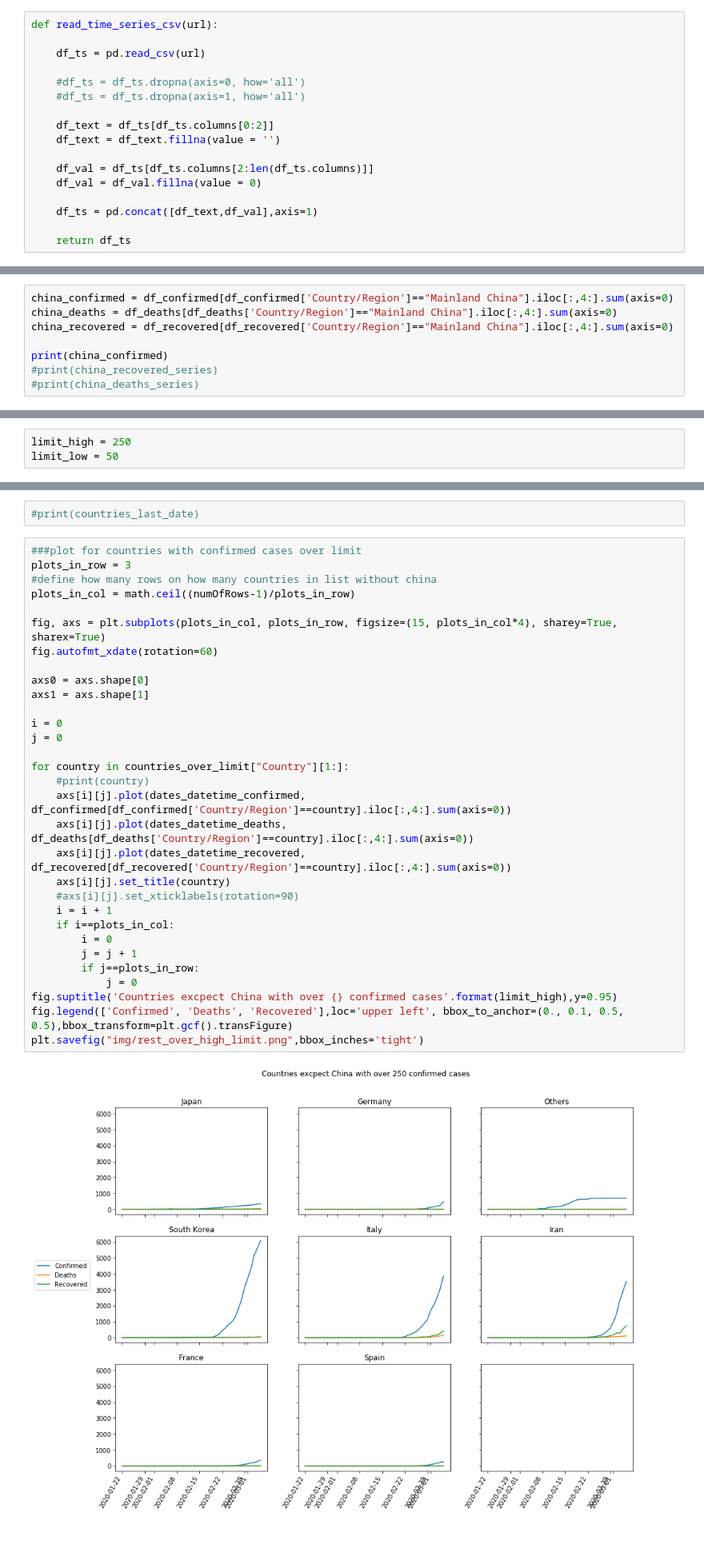
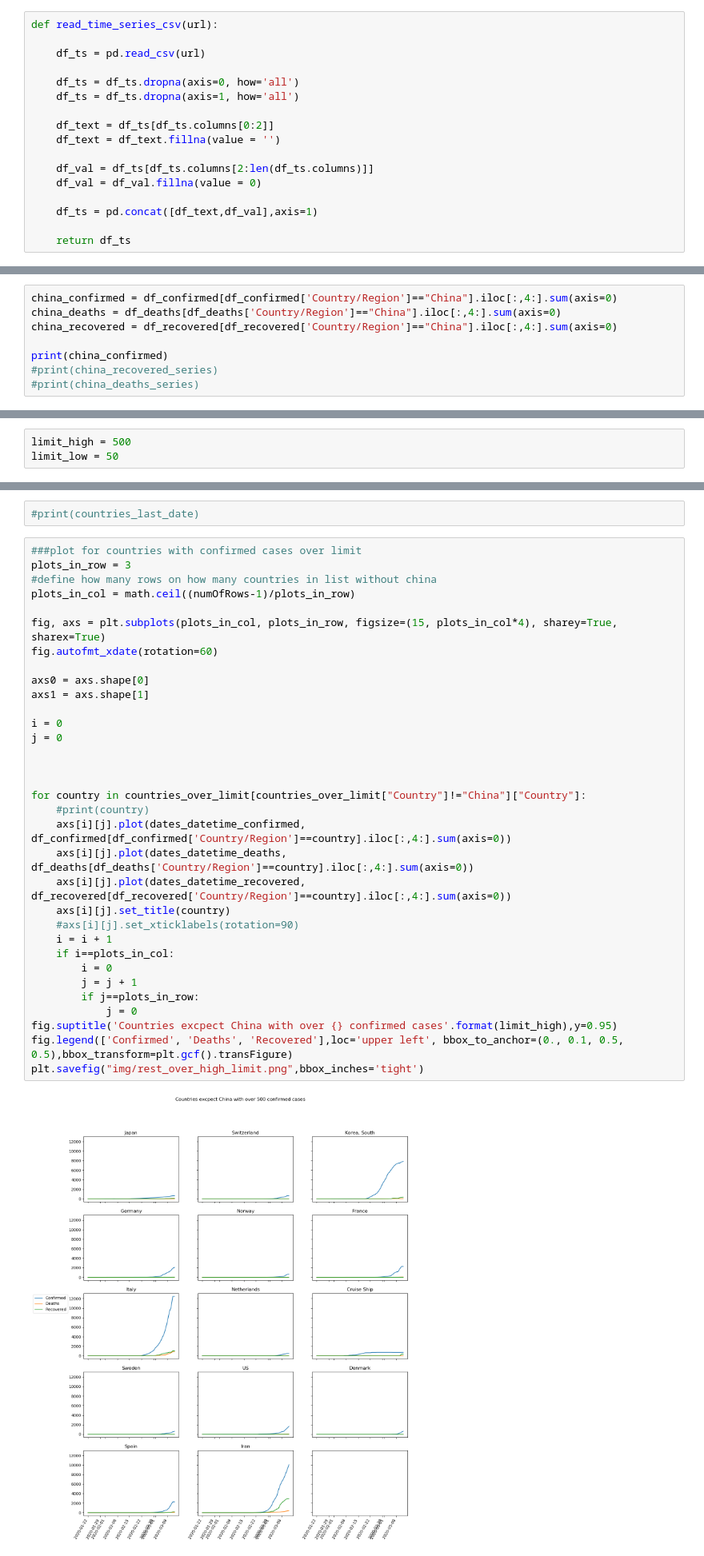
Before and after one commit to msarnacki/coronavirus-2019-nCoV, a Jupyter notebook: main.ipynb, the cells around one changed output, grey strips where cells are left out. Shown at 80% size. Cells and saved outputs as stored; diff of their text form.

```diff
--- a/main.ipynb
+++ b/main.ipynb
@@ -17,8 +17,8 @@ def read_time_series_csv(url):
 
     df_ts = pd.read_csv(url)
 
-    #df_ts = df_ts.dropna(axis=0, how='all')
-    #df_ts = df_ts.dropna(axis=1, how='all')
+    df_ts = df_ts.dropna(axis=0, how='all')
+    df_ts = df_ts.dropna(axis=1, how='all')
 
     df_text = df_ts[df_ts.columns[0:2]]
     df_text = df_text.fillna(value = '')
@@ -66,7 +68,7 @@ Shape of df_recovered: (173, 48)
 # %%
-china_confirmed = df_confirmed[df_confirmed['Country/Region']=="Mainland China"].iloc[:,4:].sum(axis=0)
-china_deaths = df_deaths[df_deaths['Country/Region']=="Mainland China"].iloc[:,4:].sum(axis=0)
-china_recovered = df_recovered[df_recovered['Country/Region']=="Mainland China"].iloc[:,4:].sum(axis=0)
+china_confirmed = df_confirmed[df_confirmed['Country/Region']=="China"].iloc[:,4:].sum(axis=0)
+china_deaths = df_deaths[df_deaths['Country/Region']=="China"].iloc[:,4:].sum(axis=0)
+china_recovered = df_recovered[df_recovered['Country/Region']=="China"].iloc[:,4:].sum(axis=0)
 
 print(china_confirmed)
 #print(china_recovered_series)
@@ -226,5 +226,5 @@ print(ccc)
 # %%
-limit_high = 250
+limit_high = 500
 limit_low = 50
 # %%
 dictionary = {"Country":countries_ts ,"Confirmed":confirmed_country}
@@ -269,35 +267,37 @@ Int64Index([0, 2, 3, 10, 17, 22, 26, 28, 30], dtype='int64')
 ###plot for countries with confirmed cases over limit
 plots_in_row = 3
 #define how many rows on how many countries in list without china
 plots_in_col = math.ceil((numOfRows-1)/plots_in_row)
 
 fig, axs = plt.subplots(plots_in_col, plots_in_row, figsize=(15, plots_in_col*4), sharey=True, sharex=True)
 fig.autofmt_xdate(rotation=60)
 
 axs0 = axs.shape[0]
 axs1 = axs.shape[1]
 
 i = 0
 j = 0
 
-for country in countries_over_limit["Country"][1:]:
+
+
+for country in countries_over_limit[countries_over_limit["Country"]!="China"]["Country"]:
     #print(country)
     axs[i][j].plot(dates_datetime_confirmed, df_confirmed[df_confirmed['Country/Region']==country].iloc[:,4:].sum(axis=0))
     axs[i][j].plot(dates_datetime_deaths, df_deaths[df_deaths['Country/Region']==country].iloc[:,4:].sum(axis=0))
     axs[i][j].plot(dates_datetime_recovered, df_recovered[df_recovered['Country/Region']==country].iloc[:,4:].sum(axis=0))
     axs[i][j].set_title(country)
     #axs[i][j].set_xticklabels(rotation=90)
     i = i + 1
     if i==plots_in_col:
         i = 0
         j = j + 1
         if j==plots_in_row:
             j = 0
 fig.suptitle('Countries excpect China with over {} confirmed cases'.format(limit_high),y=0.95)
 fig.legend(['Confirmed', 'Deaths', 'Recovered'],loc='upper left', bbox_to_anchor=(0., 0.1, 0.5, 0.5),bbox_transform=plt.gcf().transFigure)
 plt.savefig("img/rest_over_high_limit.png",bbox_inches='tight')
 # %% [output]
-[figure, old version]
+[figure, new version]
 # %%
 dictionary = {"Country":countries_ts ,"Confirmed":confirmed_country}
 
```
Also changed, not shown: parts of 20 cells of this notebook, 8 other files.
